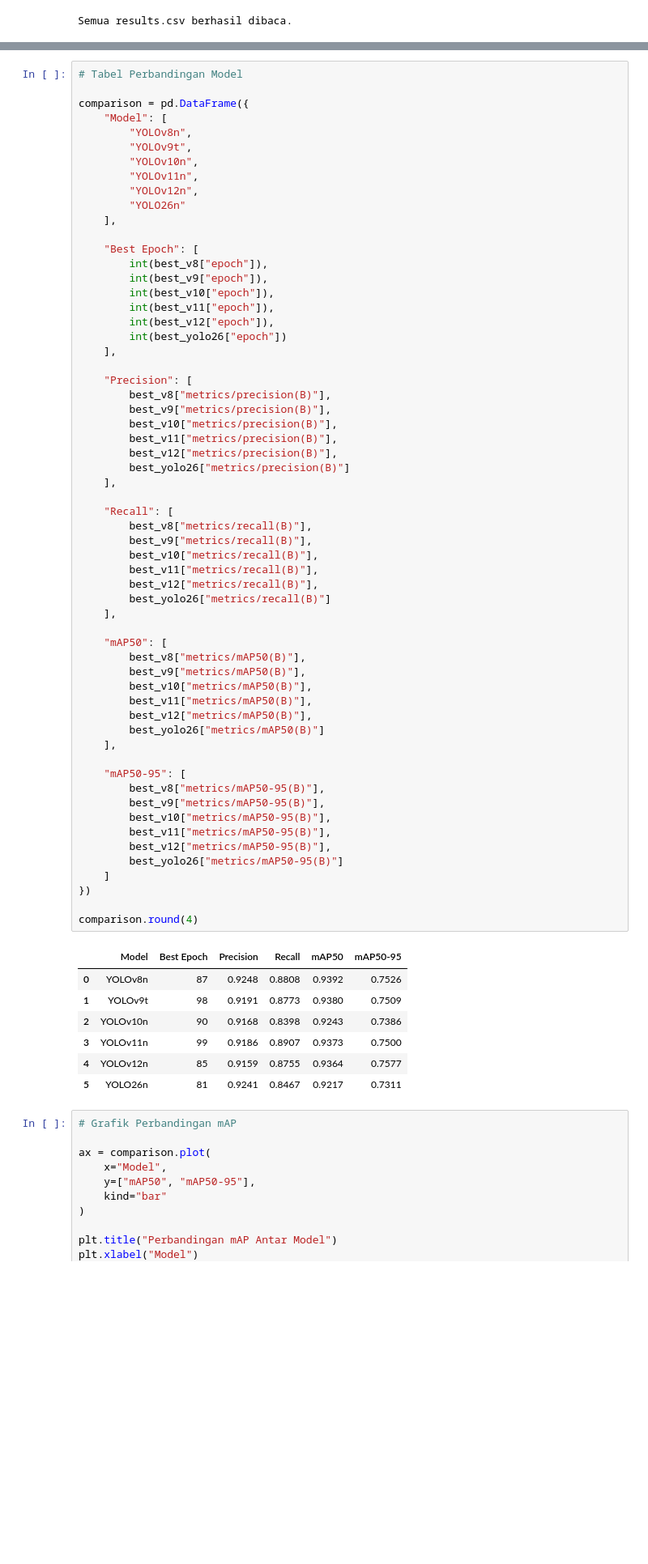
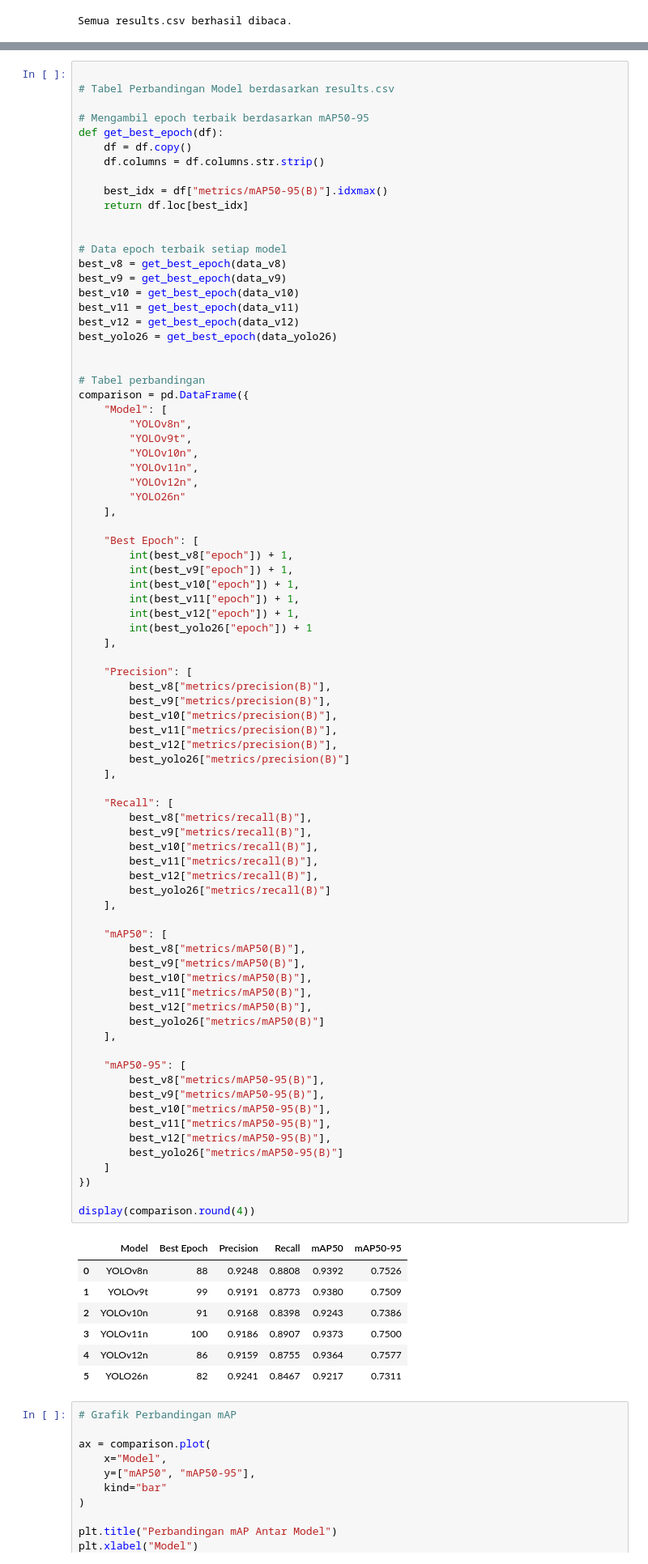
Before and after one commit to hardianjusuf/Traffic-Counting-and-Density-Forecasting-using-YOLOv12-and-BiLSTM, a Jupyter notebook: 02_Model_Comparison/notebook/yolo_model_comparison.ipynb, the cells around one changed output, grey strips where cells are left out. Shown at 81% size. Cells and saved outputs as stored; diff of their text form; blank space fills up the shorter version.

Commit message:
refactor: extract YOLO metrics directly from results.csv

```diff
--- a/02_Model_Comparison/notebook/yolo_model_comparison.ipynb
+++ b/02_Model_Comparison/notebook/yolo_model_comparison.ipynb
@@ -106,6 +85,26 @@ Epoch terbaik setiap model berhasil diambil.
 # %%
-# Tabel Perbandingan Model
 
+# Tabel Perbandingan Model berdasarkan results.csv
+
+# Mengambil epoch terbaik berdasarkan mAP50-95
+def get_best_epoch(df):
+    df = df.copy()
+    df.columns = df.columns.str.strip()
+
+    best_idx = df["metrics/mAP50-95(B)"].idxmax()
+    return df.loc[best_idx]
+
+
+# Data epoch terbaik setiap model
+best_v8 = get_best_epoch(data_v8)
+best_v9 = get_best_epoch(data_v9)
+best_v10 = get_best_epoch(data_v10)
+best_v11 = get_best_epoch(data_v11)
+best_v12 = get_best_epoch(data_v12)
+best_yolo26 = get_best_epoch(data_yolo26)
+
+
+# Tabel perbandingan
 comparison = pd.DataFrame({
     "Model": [
         "YOLOv8n",
@@ -117,12 +116,12 @@ comparison = pd.DataFrame({
     ],
 
     "Best Epoch": [
-        int(best_v8["epoch"]),
-        int(best_v9["epoch"]),
-        int(best_v10["epoch"]),
-        int(best_v11["epoch"]),
-        int(best_v12["epoch"]),
-        int(best_yolo26["epoch"])
+        int(best_v8["epoch"]) + 1,
+        int(best_v9["epoch"]) + 1,
+        int(best_v10["epoch"]) + 1,
+        int(best_v11["epoch"]) + 1,
+        int(best_v12["epoch"]) + 1,
+        int(best_yolo26["epoch"]) + 1
     ],
 
     "Precision": [
@@ -137,40 +136,40 @@ comparison = pd.DataFrame({
     "Recall": [
         best_v8["metrics/recall(B)"],
         best_v9["metrics/recall(B)"],
         best_v10["metrics/recall(B)"],
         best_v11["metrics/recall(B)"],
         best_v12["metrics/recall(B)"],
         best_yolo26["metrics/recall(B)"]
     ],
 
     "mAP50": [
         best_v8["metrics/mAP50(B)"],
         best_v9["metrics/mAP50(B)"],
         best_v10["metrics/mAP50(B)"],
         best_v11["metrics/mAP50(B)"],
         best_v12["metrics/mAP50(B)"],
         best_yolo26["metrics/mAP50(B)"]
     ],
 
     "mAP50-95": [
         best_v8["metrics/mAP50-95(B)"],
         best_v9["metrics/mAP50-95(B)"],
         best_v10["metrics/mAP50-95(B)"],
         best_v11["metrics/mAP50-95(B)"],
         best_v12["metrics/mAP50-95(B)"],
         best_yolo26["metrics/mAP50-95(B)"]
     ]
 })
 
-comparison.round(4)
+display(comparison.round(4))
 # %% [output]
 |  | Model | Best Epoch | Precision | Recall | mAP50 | mAP50-95 |
-| 0 | YOLOv8n | 87 | 0.9248 | 0.8808 | 0.9392 | 0.7526 |
-| 1 | YOLOv9t | 98 | 0.9191 | 0.8773 | 0.9380 | 0.7509 |
-| 2 | YOLOv10n | 90 | 0.9168 | 0.8398 | 0.9243 | 0.7386 |
-| 3 | YOLOv11n | 99 | 0.9186 | 0.8907 | 0.9373 | 0.7500 |
-| 4 | YOLOv12n | 85 | 0.9159 | 0.8755 | 0.9364 | 0.7577 |
-| 5 | YOLO26n | 81 | 0.9241 | 0.8467 | 0.9217 | 0.7311 |
+| 0 | YOLOv8n | 88 | 0.9248 | 0.8808 | 0.9392 | 0.7526 |
+| 1 | YOLOv9t | 99 | 0.9191 | 0.8773 | 0.9380 | 0.7509 |
+| 2 | YOLOv10n | 91 | 0.9168 | 0.8398 | 0.9243 | 0.7386 |
+| 3 | YOLOv11n | 100 | 0.9186 | 0.8907 | 0.9373 | 0.7500 |
+| 4 | YOLOv12n | 86 | 0.9159 | 0.8755 | 0.9364 | 0.7577 |
+| 5 | YOLO26n | 82 | 0.9241 | 0.8467 | 0.9217 | 0.7311 |
 # %%
 # Grafik Perbandingan mAP
 
```
Also changed, not shown: parts of 2 cells of this notebook, 17 other files.
